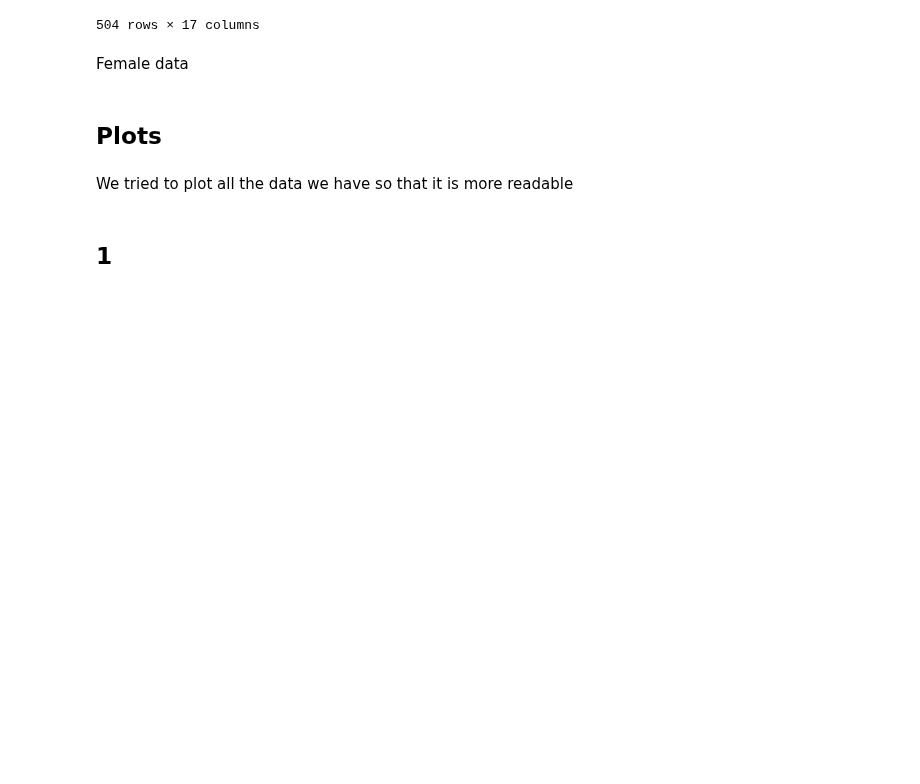
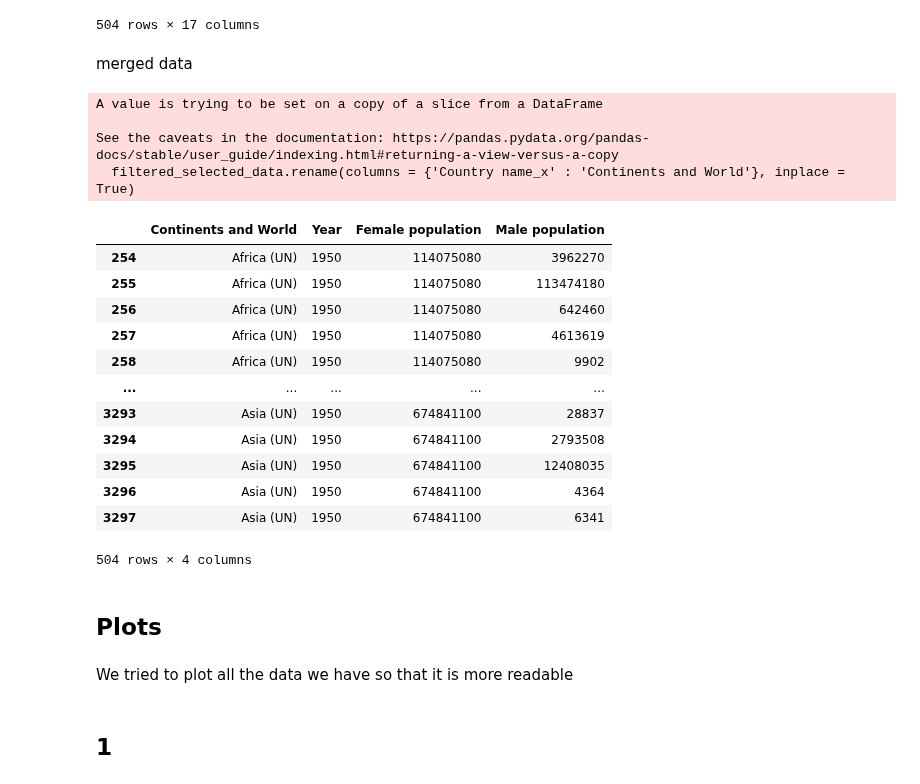
Before and after one commit to NumEconCopenhagen/projects-2024-chloe-louis-zuzanna, a Jupyter notebook: dataproject/dataproject.ipynb, the cells around one changed output. Saved outputs shown, nothing was run; the diff lists cells and outputs as text; code cells hidden in the pictures; blank space fills up the shorter version.

Commit message:
merged data

```diff
--- a/dataproject/dataproject.ipynb
+++ b/dataproject/dataproject.ipynb
@@ -72,7 +68,40 @@ filtered_pop.head(504)
 | 504 | World | 2021 | 7909295000 | 131409180.0 | 540068100.0 | ... |
 504 rows × 17 columns
 # %% [markdown]
-Female data
+merged data
+# %%
+female_data = pd.read_csv('population-and-demography female data.csv')
+male_data = pd.read_csv('population-and-demography for male.csv')
+
+merged_data = pd.merge(female_data, male_data, on = 'Year', how = 'inner')
+
+selected_data = merged_data[['Country name_x', 'Year', 'Female population', 'Male population']]
+
+continents = ['Africa (UN)', 'Europe (UN)', 'Asia (UN)', 'World', 'Northern America (UN)', 'Latin America and the Caribbean (UN)', 'Oceania (UN)']
+
+filtered_selected_data = selected_data[selected_data['Country name_x'].isin(continents)]
+
+filtered_selected_data.rename(columns = {'Country name_x' : 'Continents and World'}, inplace = True)
+
+filtered_selected_data.head(504)
+# %% [output]
+A value is trying to be set on a copy of a slice from a DataFrame
+
+See the caveats in the documentation: https://pandas.pydata.org/pandas-docs/stable/user_guide/indexing.html#returning-a-view-versus-a-copy
+  filtered_selected_data.rename(columns = {'Country name_x' : 'Continents and World'}, inplace = True)
+|  | Continents and World | Year | Female population | Male population |
+| 254 | Africa (UN) | 1950 | 114075080 | 3962270 |
+| 255 | Africa (UN) | 1950 | 114075080 | 113474180 |
+| 256 | Africa (UN) | 1950 | 114075080 | 642460 |
+| 257 | Africa (UN) | 1950 | 114075080 | 4613619 |
+| 258 | Africa (UN) | 1950 | 114075080 | 9902 |
+| ... | ... | ... | ... | ... |
+| 3293 | Asia (UN) | 1950 | 674841100 | 28837 |
+| 3294 | Asia (UN) | 1950 | 674841100 | 2793508 |
+| 3295 | Asia (UN) | 1950 | 674841100 | 12408035 |
+| 3296 | Asia (UN) | 1950 | 674841100 | 4364 |
+| 3297 | Asia (UN) | 1950 | 674841100 | 6341 |
+504 rows × 4 columns
 # %% [markdown]
 ## **Plots**
 # %% [markdown]
```
Also changed, not shown: parts of 3 cells of this notebook.
